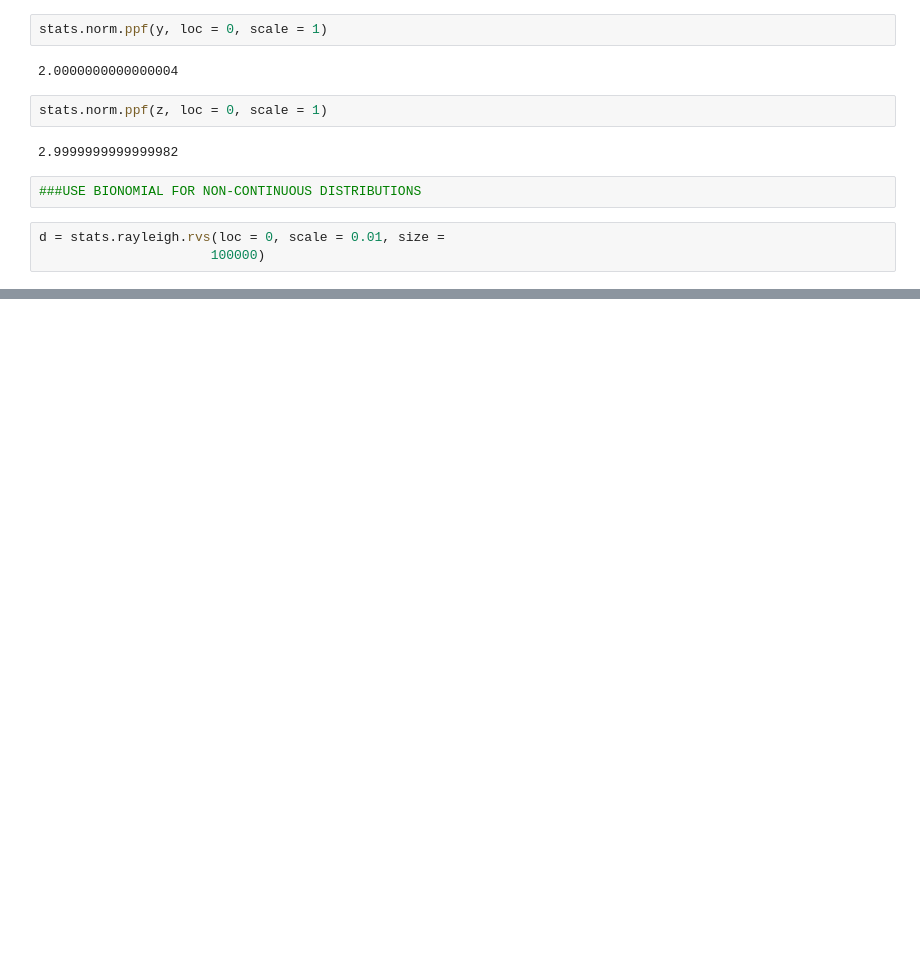
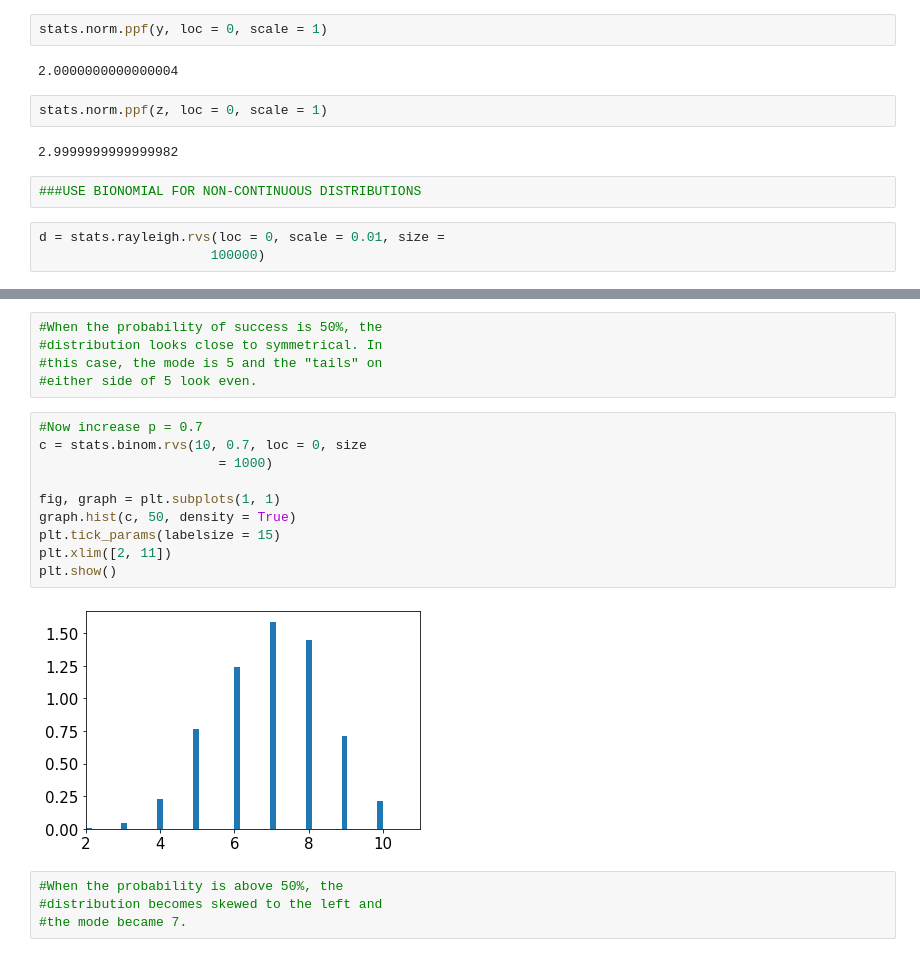
Before and after one commit to tjsuki/PHYS-434, a Jupyter notebook: LAB 1.ipynb, the cells around one changed output, grey strips where cells are left out. Saved outputs shown, nothing was run; the diff lists cells and outputs as text; blank space fills up the shorter version.

```diff
--- a/LAB 1.ipynb
+++ b/LAB 1.ipynb
@@ -58,0 +99,21 @@ plt.show()
+# %%
+#When the probability of success is 50%, the
+#distribution looks close to symmetrical. In
+#this case, the mode is 5 and the "tails" on
+#either side of 5 look even.
+# %%
+#Now increase p = 0.7
+c = stats.binom.rvs(10, 0.7, loc = 0, size
+                       = 1000)
+
+fig, graph = plt.subplots(1, 1)
+graph.hist(c, 50, density = True)
+plt.tick_params(labelsize = 15)
+plt.xlim([2, 11])
+plt.show()
+# %% [output]
+[figure, added]
+# %%
+#When the probability is above 50%, the
+#distribution becomes skewed to the left and
+#the mode became 7.
```
Also changed, not shown: parts of 19 cells of this notebook.
